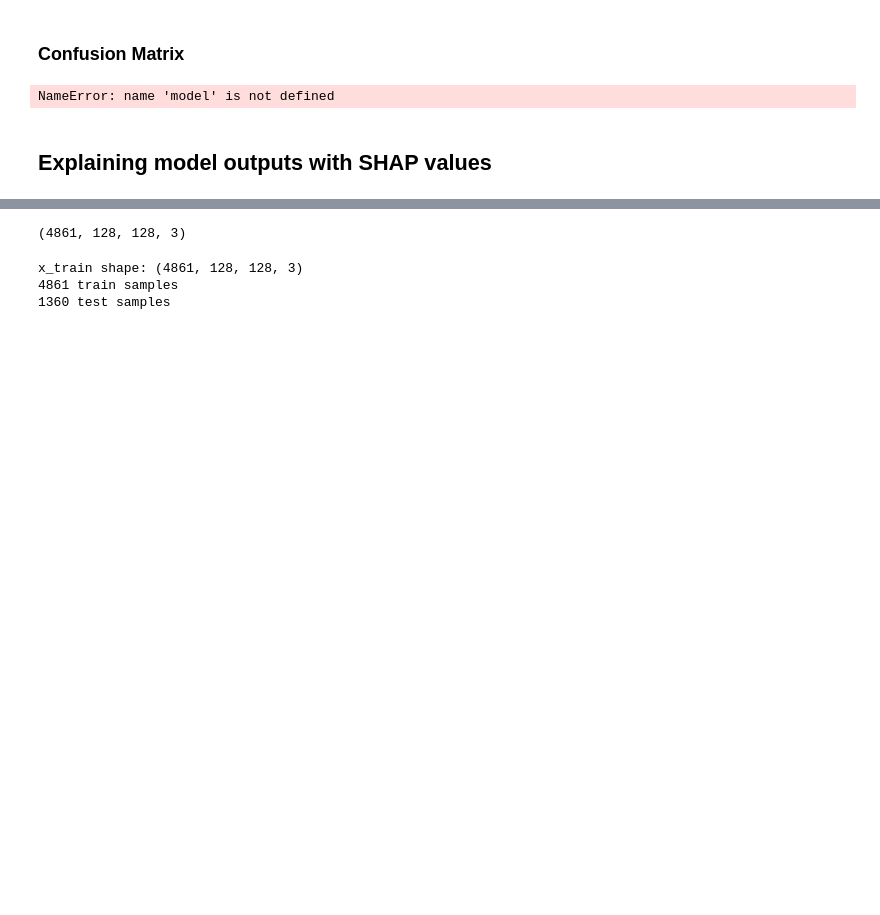
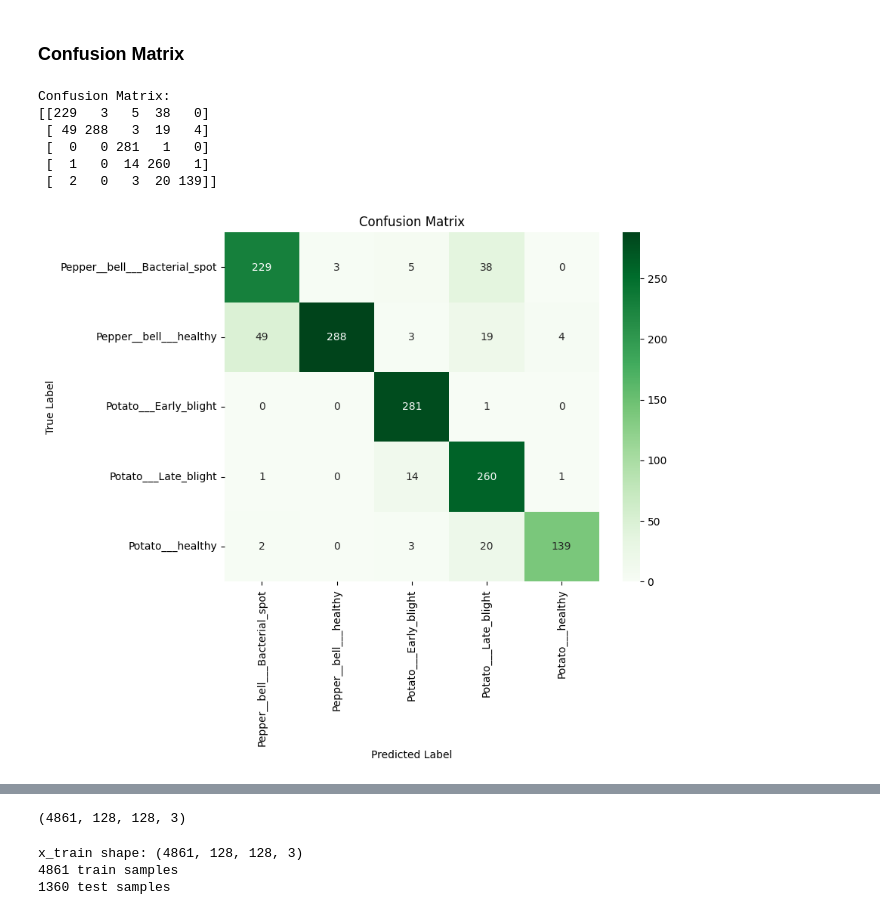
Before and after one commit to nikas-belogolov/plant-disease-identification-ML, a Jupyter notebook: Plant_disease_identification.ipynb, the cells around one changed output, grey strips where cells are left out. Saved outputs shown, nothing was run; the diff lists cells and outputs as text; code cells hidden in the pictures; blank space fills up the shorter version.

```diff
--- a/Plant_disease_identification.ipynb
+++ b/Plant_disease_identification.ipynb
@@ -314,4 +378,22 @@ model = load_model(f'{models[int(input())]}')
+# %%
+model = tf.keras.models.load_model("/content/drive/MyDrive/PlantVillage_Dataset/checkpoints")
 # %% [markdown]
 ## Model Evaluation
 # %% [markdown]
 ### Evaluate Model
+# %%
+test_generator = img_data_generator.flow_from_directory(
+    split_dir + '/test',
+    target_size=IMG_SIZE,
+    batch_size=batch_size,
+    shuffle=False,
+    class_mode='categorical')
+
+# Get true labels from the test generator
+true_labels = test_generator.classes
+
+# Get predictions from the model using the test generator
+predictions = model.predict(test_generator)
+
+# Convert predictions to class labels
+predicted_labels = np.argmax(predictions, axis=1)
@@ -318,33 +423,23 @@ model = load_model(f'{models[int(input())]}')
 # %% [markdown]
 ### Confusion Matrix
 # %%
-
-print("test loss, test acc:", model.evaluate(test_generator))
-
-# Get predictions from the model using the test generator
-predictions = model.predict_generator(test_generator)
-
-# Get true labels from the test generator
-true_labels = test_generator.classes
-
-# Convert predictions to class labels
-predicted_labels = np.argmax(predictions, axis=1)
-
-print("Classification Report:", classification_report(true_labels, predicted_labels))
-
 print("Confusion Matrix:")
 
 # Calculate confusion matrix
 cm = confusion_matrix(true_labels, predicted_labels)
-
+print(cm)
 # Plot confusion matrix
 plt.figure(figsize=(8, 6))
-sns.heatmap(cm, annot=True, fmt='d', cmap='Blues', xticklabels=classes, yticklabels=classes)
+sns.heatmap(cm, annot=True, fmt='d', cmap='Greens', xticklabels=CLASSES, yticklabels=CLASSES)
 plt.title('Confusion Matrix')
 plt.xlabel('Predicted Label')
 plt.ylabel('True Label')
 plt.show()
 # %% [output]
-NameError: name 'model' is not defined
+Confusion Matrix:
+[[229   3   5  38   0]
+ [ 49 288   3  19   4]
+ [  0   0 281   1   0]
+ [  1   0  14 260   1]
+ [  2   0   3  20 139]]
+[figure, added]
-# %% [markdown]
-## Explaining model outputs with SHAP values
```
Also changed, not shown: parts of 39 cells of this notebook.
